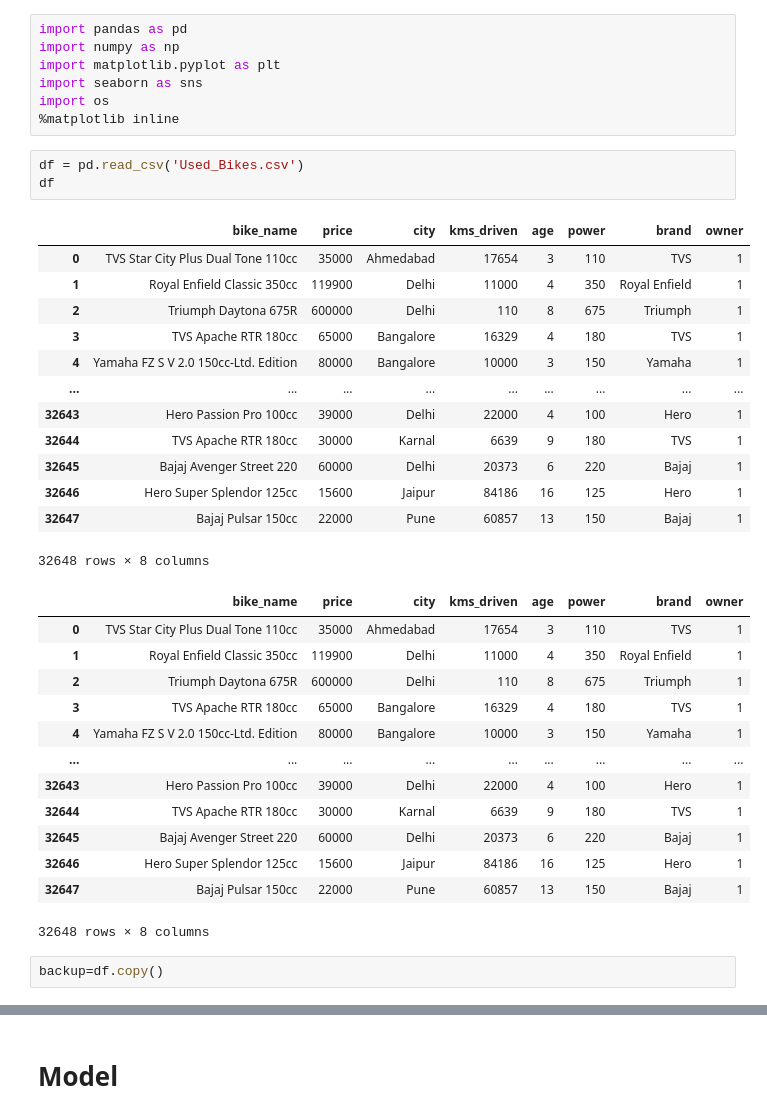
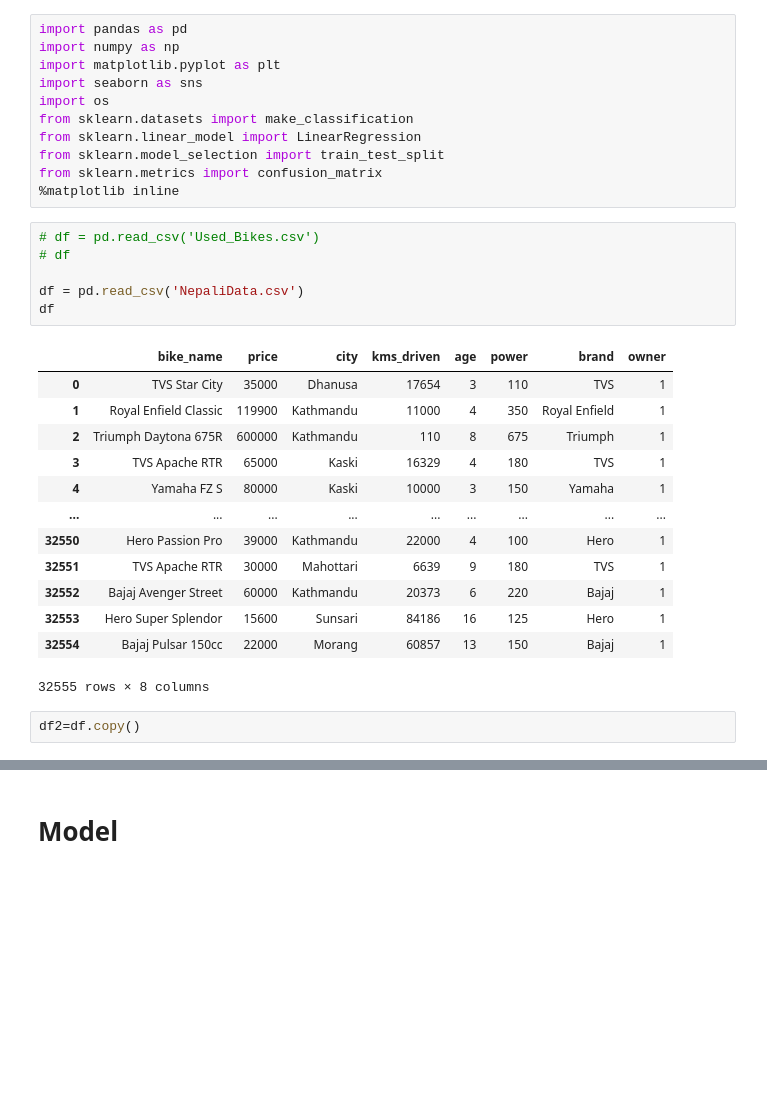
Before and after one commit to SijanSakya/BikeCostPredictionServer, a Jupyter notebook: TrainAndTesting/Untitled.ipynb, the cells around one changed output, grey strips where cells are left out. Saved outputs shown, nothing was run; the diff lists cells and outputs as text; blank space fills up the shorter version.

```diff
--- a/TrainAndTesting/Untitled.ipynb
+++ b/TrainAndTesting/Untitled.ipynb
@@ -4,39 +4,33 @@ import numpy as np
 import matplotlib.pyplot as plt
 import seaborn as sns
 import os
+from sklearn.datasets import make_classification
+from sklearn.linear_model import LinearRegression
+from sklearn.model_selection import train_test_split
+from sklearn.metrics import confusion_matrix
 %matplotlib inline
 # %%
-df = pd.read_csv('Used_Bikes.csv')
+# df = pd.read_csv('Used_Bikes.csv')
+# df
+
+df = pd.read_csv('NepaliData.csv')
 df
 # %% [output]
 |  | bike_name | price | city | kms_driven | age | power | brand | owner |
-| 0 | TVS Star City Plus Dual Tone 110cc | 35000 | Ahmedabad | 17654 | 3 | 110 | TVS | 1 |
-| 1 | Royal Enfield Classic 350cc | 119900 | Delhi | 11000 | 4 | 350 | Royal Enfield | 1 |
-| 2 | Triumph Daytona 675R | 600000 | Delhi | 110 | 8 | 675 | Triumph | 1 |
-| 3 | TVS Apache RTR 180cc | 65000 | Bangalore | 16329 | 4 | 180 | TVS | 1 |
-| 4 | Yamaha FZ S V 2.0 150cc-Ltd. Edition | 80000 | Bangalore | 10000 | 3 | 150 | Yamaha | 1 |
+| 0 | TVS Star City | 35000 | Dhanusa | 17654 | 3 | 110 | TVS | 1 |
+| 1 | Royal Enfield Classic | 119900 | Kathmandu | 11000 | 4 | 350 | Royal Enfield | 1 |
+| 2 | Triumph Daytona 675R | 600000 | Kathmandu | 110 | 8 | 675 | Triumph | 1 |
+| 3 | TVS Apache RTR | 65000 | Kaski | 16329 | 4 | 180 | TVS | 1 |
+| 4 | Yamaha FZ S | 80000 | Kaski | 10000 | 3 | 150 | Yamaha | 1 |
 | ... | ... | ... | ... | ... | ... | ... | ... | ... |
-| 32643 | Hero Passion Pro 100cc | 39000 | Delhi | 22000 | 4 | 100 | Hero | 1 |
-| 32644 | TVS Apache RTR 180cc | 30000 | Karnal | 6639 | 9 | 180 | TVS | 1 |
-| 32645 | Bajaj Avenger Street 220 | 60000 | Delhi | 20373 | 6 | 220 | Bajaj | 1 |
-| 32646 | Hero Super Splendor 125cc | 15600 | Jaipur | 84186 | 16 | 125 | Hero | 1 |
-| 32647 | Bajaj Pulsar 150cc | 22000 | Pune | 60857 | 13 | 150 | Bajaj | 1 |
+| 32550 | Hero Passion Pro | 39000 | Kathmandu | 22000 | 4 | 100 | Hero | 1 |
+| 32551 | TVS Apache RTR | 30000 | Mahottari | 6639 | 9 | 180 | TVS | 1 |
+| 32552 | Bajaj Avenger Street | 60000 | Kathmandu | 20373 | 6 | 220 | Bajaj | 1 |
+| 32553 | Hero Super Splendor | 15600 | Sunsari | 84186 | 16 | 125 | Hero | 1 |
+| 32554 | Bajaj Pulsar 150cc | 22000 | Morang | 60857 | 13 | 150 | Bajaj | 1 |
-32648 rows × 8 columns
+32555 rows × 8 columns
-|  | bike_name | price | city | kms_driven | age | power | brand | owner |
-| 0 | TVS Star City Plus Dual Tone 110cc | 35000 | Ahmedabad | 17654 | 3 | 110 | TVS | 1 |
-| 1 | Royal Enfield Classic 350cc | 119900 | Delhi | 11000 | 4 | 350 | Royal Enfield | 1 |
-| 2 | Triumph Daytona 675R | 600000 | Delhi | 110 | 8 | 675 | Triumph | 1 |
-| 3 | TVS Apache RTR 180cc | 65000 | Bangalore | 16329 | 4 | 180 | TVS | 1 |
-| 4 | Yamaha FZ S V 2.0 150cc-Ltd. Edition | 80000 | Bangalore | 10000 | 3 | 150 | Yamaha | 1 |
-| ... | ... | ... | ... | ... | ... | ... | ... | ... |
-| 32643 | Hero Passion Pro 100cc | 39000 | Delhi | 22000 | 4 | 100 | Hero | 1 |
-| 32644 | TVS Apache RTR 180cc | 30000 | Karnal | 6639 | 9 | 180 | TVS | 1 |
-| 32645 | Bajaj Avenger Street 220 | 60000 | Delhi | 20373 | 6 | 220 | Bajaj | 1 |
-| 32646 | Hero Super Splendor 125cc | 15600 | Jaipur | 84186 | 16 | 125 | Hero | 1 |
-| 32647 | Bajaj Pulsar 150cc | 22000 | Pune | 60857 | 13 | 150 | Bajaj | 1 |
-32648 rows × 8 columns
 # %%
-backup=df.copy()
+df2=df.copy()
 # %%
 df['age'].astype(int)
 # %% [output]
```
Also changed, not shown: parts of 41 cells of this notebook, 12 other files.
